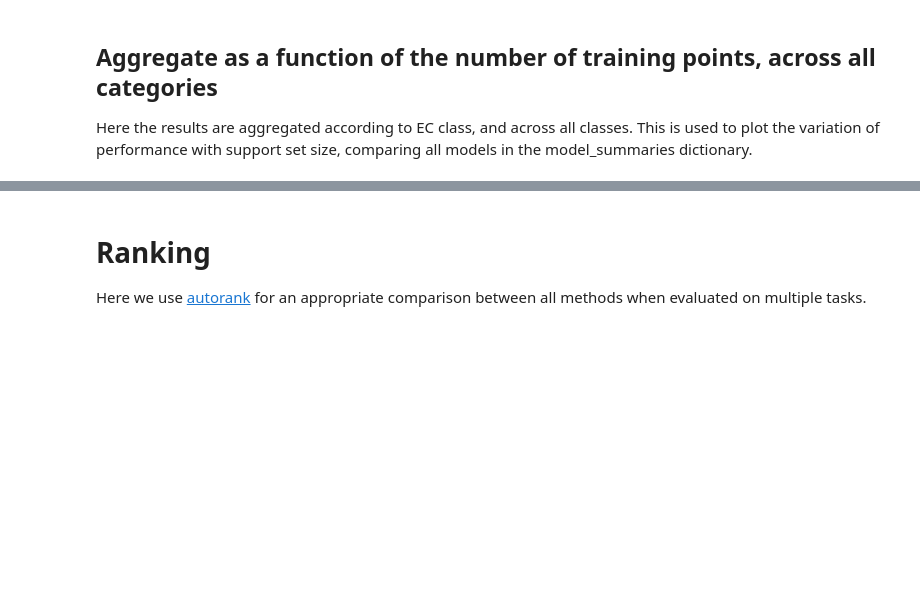
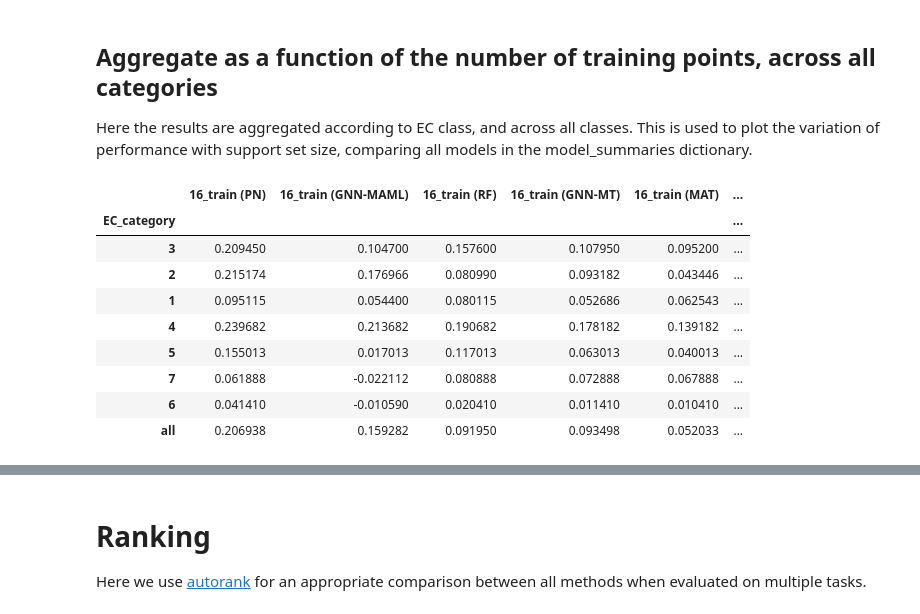
Before and after one commit to microsoft/FS-Mol, a Jupyter notebook: notebooks/visualize.ipynb, the cells around one changed output, grey strips where cells are left out. Saved outputs shown, nothing was run; the diff lists cells and outputs as text; code cells hidden in the pictures; blank space fills up the shorter version.

```diff
--- a/notebooks/visualize.ipynb
+++ b/notebooks/visualize.ipynb
@@ -117,3 +130,18 @@ aggregate_df
+# %%
+# show results of Table 2 for support set size 16
+cols = [x for x  in aggregate_df.columns if x.startswith("16")]
+aggregate_df[cols]
+# %% [output]
+|  | 16_train (PN) | 16_train (GNN-MAML) | 16_train (RF) | 16_train (GNN-MT) | 16_train (MAT) | ... |
+| EC_category |  |  |  |  |  | ... |
+| 3 | 0.209450 | 0.104700 | 0.157600 | 0.107950 | 0.095200 | ... |
+| 2 | 0.215174 | 0.176966 | 0.080990 | 0.093182 | 0.043446 | ... |
+| 1 | 0.095115 | 0.054400 | 0.080115 | 0.052686 | 0.062543 | ... |
+| 4 | 0.239682 | 0.213682 | 0.190682 | 0.178182 | 0.139182 | ... |
+| 5 | 0.155013 | 0.017013 | 0.117013 | 0.063013 | 0.040013 | ... |
+| 7 | 0.061888 | -0.022112 | 0.080888 | 0.072888 | 0.067888 | ... |
+| 6 | 0.041410 | -0.010590 | 0.020410 | 0.011410 | 0.010410 | ... |
+| all | 0.206938 | 0.159282 | 0.091950 | 0.093498 | 0.052033 | ... |
 # %%
 # this function has the option to plot all classes separately.
 plot_by_size(aggregate_df, model_summaries, plot_output_dir = plot_output_dir)
```
Also changed, not shown: parts of 11 cells of this notebook, 1 other file.
